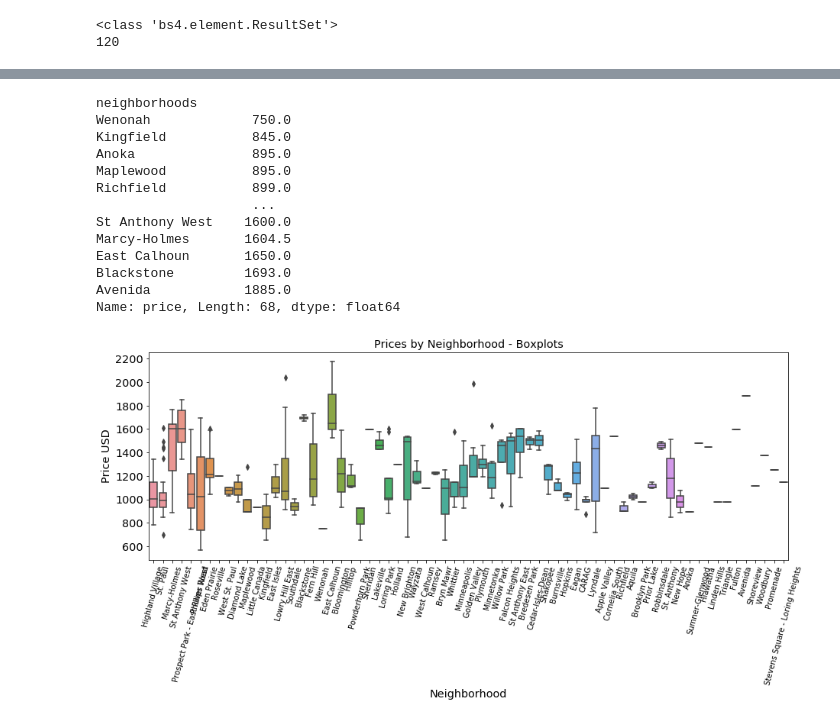
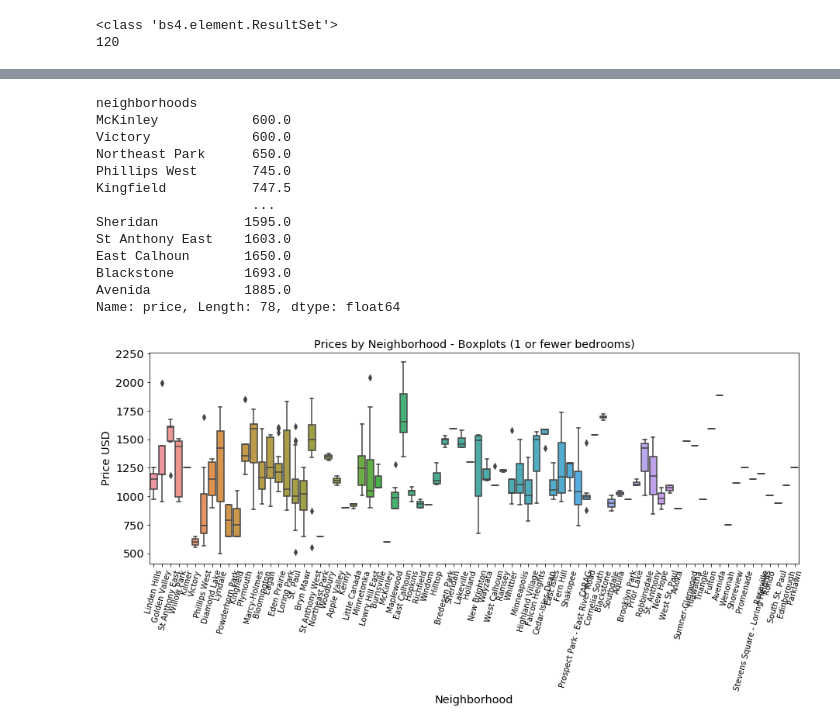
Before and after one commit to sjburwell/craigsavvy, a Jupyter notebook: craigsavvy_apartments.ipynb, the cells around one changed output, grey strips where cells are left out. Drawn from its saved outputs; the diff is of its cells as text; code cells hidden in the pictures.

```diff
--- a/craigsavvy_apartments.ipynb
+++ b/craigsavvy_apartments.ipynb
@@ -146,15 +151,16 @@ from IPython.core.display import clear_output
 import numpy as np
 
 
-linkpfx = 'https://minneapolis.craigslist.org/search/apa?'
+citystr = 'minneapolis' ## 'washingtondc' #'minneapolis'
+linkpfx = 'https://'+citystr+'.craigslist.org/search/apa?'
 linksfx =( 'sort=date'
           +'&hasPic=1'
           +'&bundleDuplicates=1'
           +'&search_distance=20'
-          +'&postal=55454'
-          +'&min_price=400'
-          +'&max_price=4000'
-          +'&max_bedrooms=3'
+          +'&postal=55454' #55454' #DC: 20009
+          +'&min_price=300'
+          +'&max_price=8000'
+          +'&max_bedrooms=4'
           +'&availabilityMode=0'
           +'&sale_date=all+dates')
 response = get(linkpfx+linksfx)
@@ -219,7 +225,7 @@ types = []
 laundries = []
 parkings = []
 
-for page in pages[0:5]:
+for page in pages:
 
     #get request
     response = get(linkpfx
@@ -300,16 +306,6 @@ for page in pages[0:5]:
                                 neighborhoods.append(location.raw['address']['city'])
                             except:
                                 neighborhoods.append('')
-                    #except:
-                    #    try:
-                    #        locshift3 = geolocator.reverse( str(float(curmap.find('div')['data-latitude'])+.001)+","+str(float(curmap.find('div')['data-longitude'])-.001))
-                    #        neighborhoods.append(locshift3.raw['address']['neighbourhood'])
-                    #    except:
-                    #        try:
-                    #            locshift4 = geolocator.reverse( str(float(curmap.find('div')['data-latitude'])-.001)+","+str(float(curmap.find('div')['data-longitude'])+.001))
-                    #            neighborhoods.append(locshift4.raw['address']['neighbourhood'])
-                    #        except:
-                    #            neighborhoods.append('')
 
             try:
                 zips.append(location.raw['address']['postcode'])
@@ -451,7 +447,7 @@ apts['posted'] = pd.to_datetime(apts['posted'])
 
 #save the clean data
 
-apts.to_csv(path_or_buf='./apts_'+str(datetime.now()).replace(' ','_').replace(':','-')+'.csv', index=False)
+apts.to_csv(path_or_buf='./apts_'+citystr+"_"+str(datetime.now()).replace(' ','_').replace(':','-')+'.csv', index=False)
 apts.shape
 # %% [output]
 Page 1 scraped successfully!
@@ -501,9 +505,14 @@ Scrape complete!
 # %%
 import os
 import glob
-aptfiles = glob.glob('apts_*')
+citystr = 'minneapolis' #'minneapolis', 'washingtondc'
+
+aptfiles = glob.glob('apts_'+citystr+'*')
 for file in aptfiles:
-    apts = apts.append(pd.read_csv(file),ignore_index=True)
+    try:
+        apts = apts.append(pd.read_csv(file),ignore_index=True)
+    except:
+        apts = pd.read_csv(file)
 apts = apts.drop_duplicates(subset=['URL','sqft','number bedrooms'])
 apts.shape
 # %% [output]
@@ -595,26 +606,27 @@ apts['neighborhoods'].replace('Uptown Minneapolis', 'Uptown', inplace=True)
 apts[apts['number bedrooms']<=1].groupby('neighborhoods').median()['price'].sort_values()
 # %% [output]
 neighborhoods
-Wenonah             750.0
-Kingfield           845.0
-Anoka               895.0
-Maplewood           895.0
-Richfield           899.0
+McKinley            600.0
+Victory             600.0
+Northeast Park      650.0
+Phillips West       745.0
+Kingfield           747.5
                     ...
-St Anthony West    1600.0
-Marcy-Holmes       1604.5
+Sheridan           1595.0
+St Anthony East    1603.0
 East Calhoun       1650.0
 Blackstone         1693.0
 Avenida            1885.0
-Name: price, Length: 68, dtype: float64
+Name: price, Length: 78, dtype: float64
 # %%
-sns.boxplot(x='neighborhoods', y='price', data=apts[apts['number bedrooms']<=1])
+brlim = 1
+sns.boxplot(x='neighborhoods', y='price', data=apts[apts['number bedrooms']<=brlim])
 plt.xlabel("Neighborhood");
 plt.xticks(rotation=75,size=10)
 plt.ylabel("Price USD");
-plt.title("Prices by Neighborhood - Boxplots");
+plt.title("Prices by Neighborhood - Boxplots ("+str(brlim)+" or fewer bedrooms)");
 # %% [output]
-[figure, old version]
+[figure, new version]
 # %%
 # drop problematic cols
 apts = apts.dropna(subset=['price','number bedrooms','sqft','neighborhoods','types','laundry','parking'])
```
Also changed, not shown: parts of 19 cells of this notebook, 18 other files.
